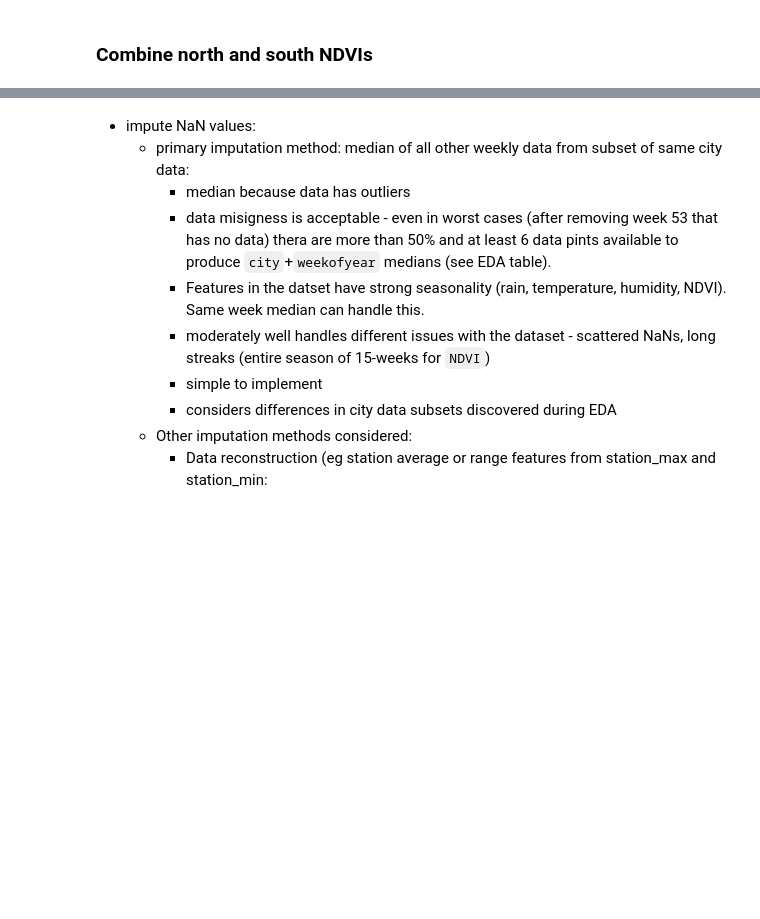
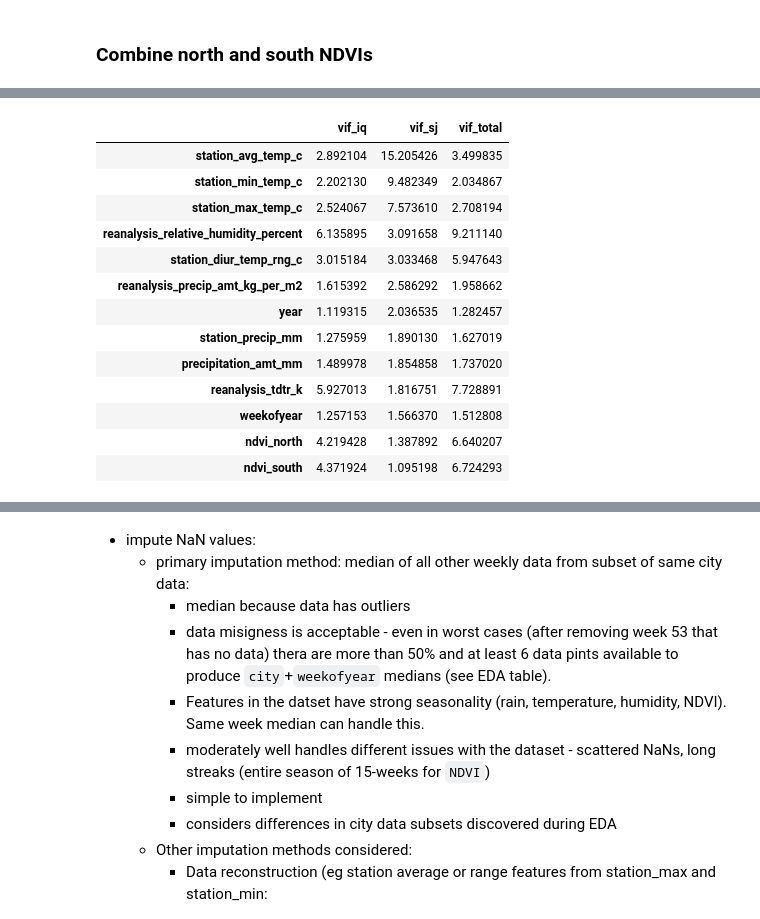
Before and after one commit to ButrosV/dengue-transfer-learn, a Jupyter notebook: notebooks/02_data_cleaning_dengue.ipynb, the cells around one changed output, grey strips where cells are left out. Saved outputs shown, nothing was run; the diff lists cells and outputs as text; code cells hidden in the pictures; blank space fills up the shorter version.

```diff
--- a/notebooks/02_data_cleaning_dengue.ipynb
+++ b/notebooks/02_data_cleaning_dengue.ipynb
@@ -320,0 +436,22 @@ df_train_clean = reduce_features(df_train_clean)
+# %%
+df_train_clean = remove_features(X=df_train_clean)
+# %%
+temp_vif_post = df_train_clean.groupby(by=CITYGROUP_FEAT).apply(lambda group: top_vif(data=group), include_groups=False)
+temp_vif_post =  temp_vif_post.loc["iq"].join(temp_vif_post.loc["sj"], lsuffix="_iq", rsuffix="_sj", how="inner")
+temp_vif_post["vif_total"] = top_vif(data=df_train_clean).values
+temp_vif_post.sort_values(by="vif_sj", ascending=False, na_position="first")
+# %% [output]
+|  | vif_iq | vif_sj | vif_total |
+| station_avg_temp_c | 2.892104 | 15.205426 | 3.499835 |
+| station_min_temp_c | 2.202130 | 9.482349 | 2.034867 |
+| station_max_temp_c | 2.524067 | 7.573610 | 2.708194 |
+| reanalysis_relative_humidity_percent | 6.135895 | 3.091658 | 9.211140 |
+| station_diur_temp_rng_c | 3.015184 | 3.033468 | 5.947643 |
+| reanalysis_precip_amt_kg_per_m2 | 1.615392 | 2.586292 | 1.958662 |
+| year | 1.119315 | 2.036535 | 1.282457 |
+| station_precip_mm | 1.275959 | 1.890130 | 1.627019 |
+| precipitation_amt_mm | 1.489978 | 1.854858 | 1.737020 |
+| reanalysis_tdtr_k | 5.927013 | 1.816751 | 7.728891 |
+| weekofyear | 1.257153 | 1.566370 | 1.512808 |
+| ndvi_north | 4.219428 | 1.387892 | 6.640207 |
+| ndvi_south | 4.371924 | 1.095198 | 6.724293 |
```
Also changed, not shown: parts of 20 cells of this notebook, 5 other files.
